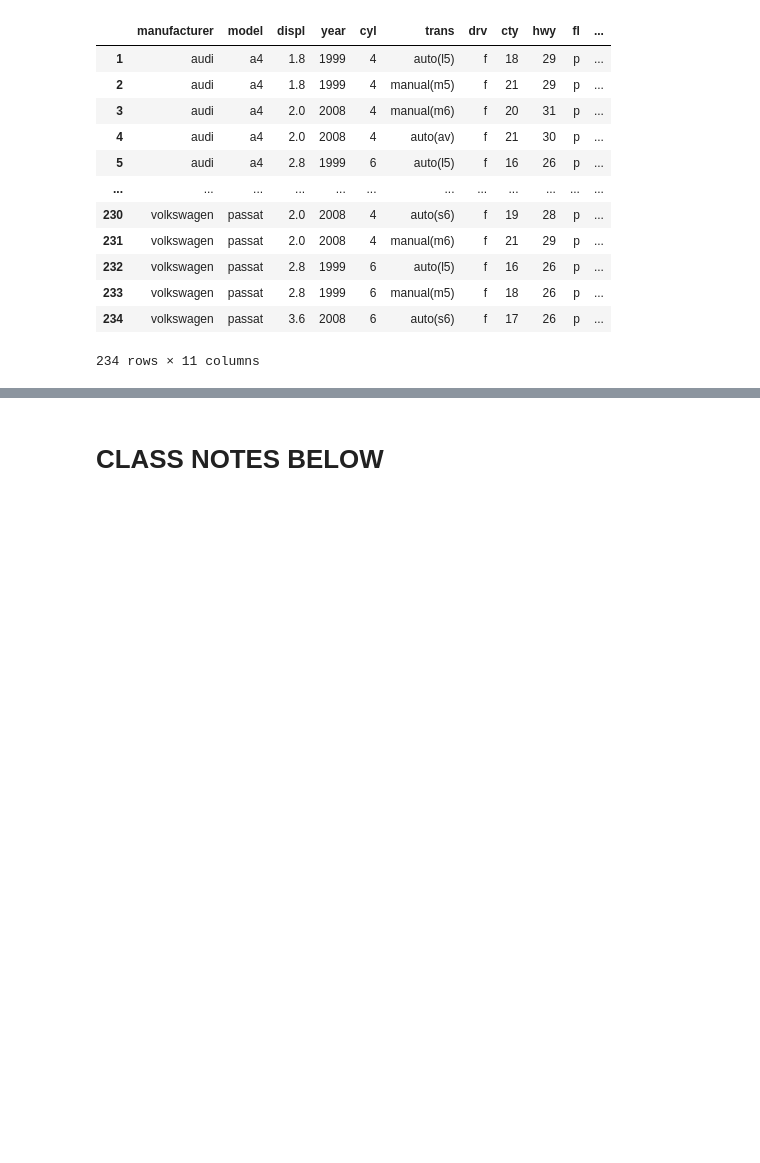
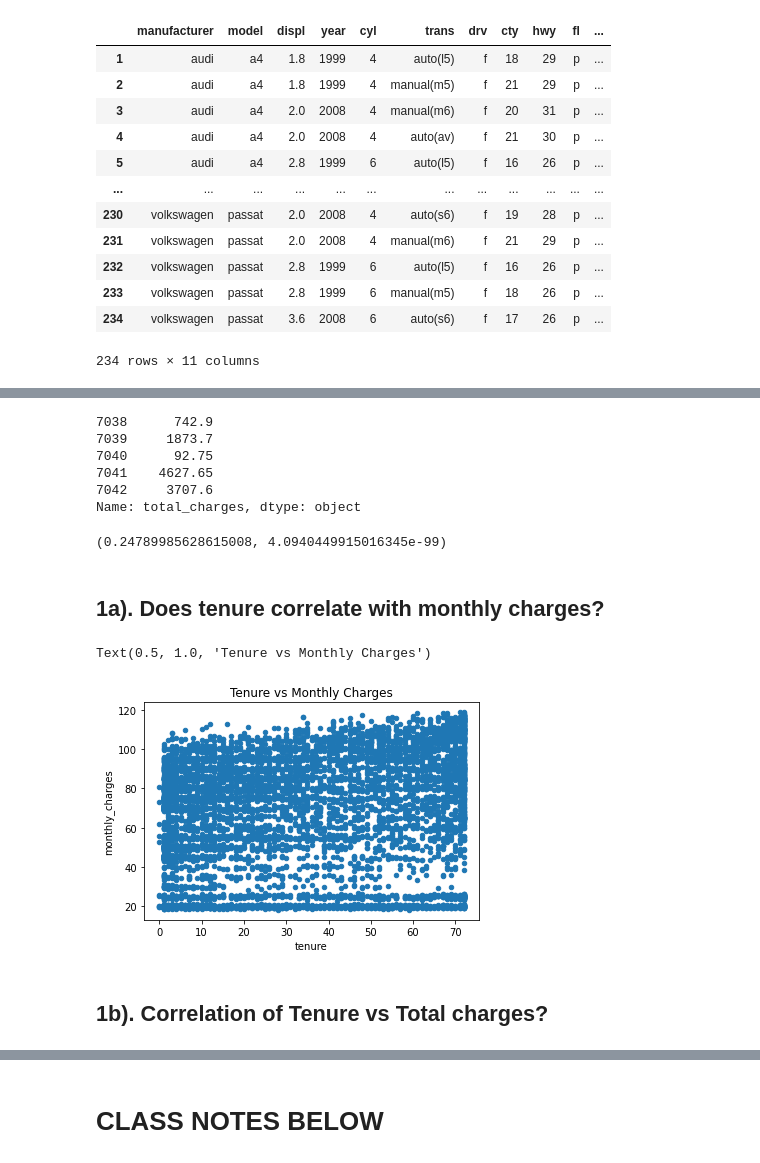
Before and after one commit to stephenkipkurui/statistics-exercises, a Jupyter notebook: hypothesis_testing.ipynb, the cells around one changed output, grey strips where cells are left out. Saved outputs shown, nothing was run; the diff lists cells and outputs as text; code cells hidden in the pictures; blank space fills up the shorter version.

```diff
--- a/hypothesis_testing.ipynb
+++ b/hypothesis_testing.ipynb
@@ -627,0 +638,9 @@ Alternative Hypothesis (1-tail, a is significantly larger than b)------- Ha: μa
+# %%
+# DB Connections (Telco_Churn)
+
+db_url = f'mysql+pymysql://{env.user}:{env.password}@{env.host}/telco_churn'
+df = pd.read_sql('SELECT * FROM customers', db_url)
+
+df_telco = pd.DataFrame(df)
+
+df_telco.head()
@@ -627,0 +655,9 @@ Alternative Hypothesis (1-tail, a is significantly larger than b)------- Ha: μa
+# %%
+df_telco["total_charges"].tail()
+# %% [output]
+7038      742.9
+7039     1873.7
+7040      92.75
+7041    4627.65
+7042     3707.6
+Name: total_charges, dtype: object
@@ -627,0 +670,5 @@ Alternative Hypothesis (1-tail, a is significantly larger than b)------- Ha: μa
+# %%
+r, p = stats.pearsonr(df_telco.tenure, df_telco.monthly_charges)
+r, p
+# %% [output]
+(0.24789985628615008, 4.0940449915016345e-99)
@@ -627,0 +679,13 @@ Alternative Hypothesis (1-tail, a is significantly larger than b)------- Ha: μa
+# %% [markdown]
+##    1a).  Does tenure correlate with monthly charges?
+# %%
+# ANSWER: No Correlation
+
+df_telco.plot.scatter('tenure', 'monthly_charges')
+
+plt.title('Tenure vs Monthly Charges')
+# %% [output]
+Text(0.5, 1.0, 'Tenure vs Monthly Charges')
+[figure, added]
+# %% [markdown]
+##   1b). Correlation of Tenure vs Total charges?
```
Also changed, not shown: parts of 86 cells of this notebook.
